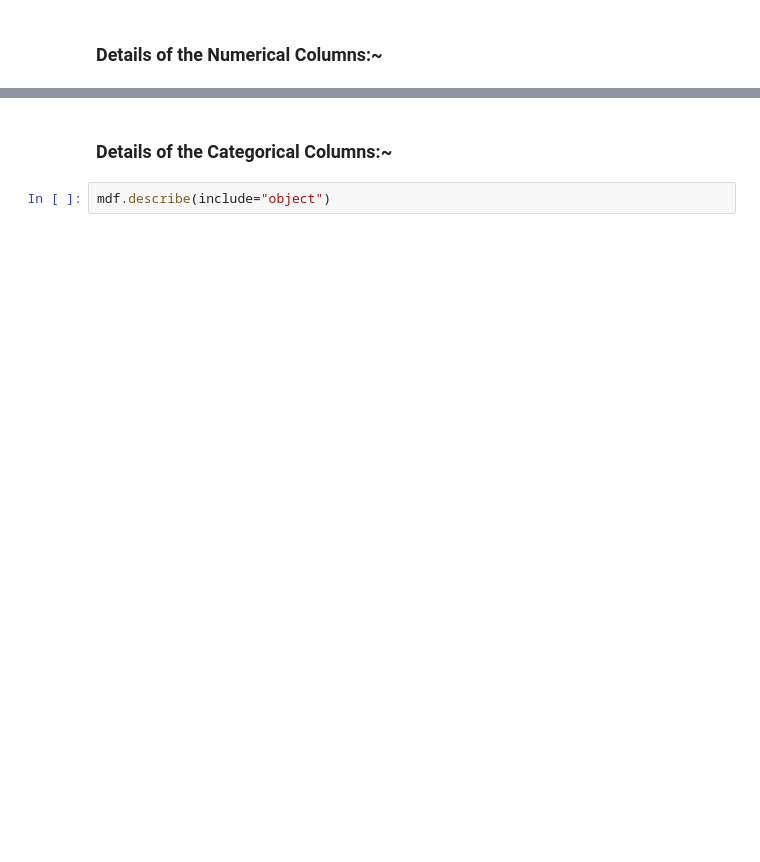
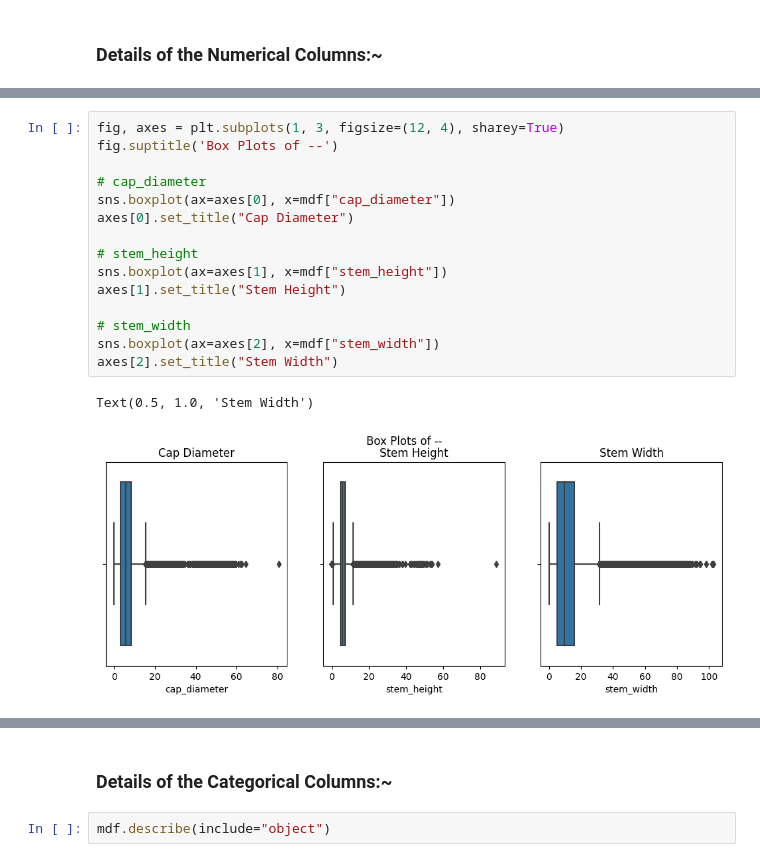
Before and after one commit to AvinandanPal25/DS__Predict_the_Mushroom, a Jupyter notebook: edible-or-poisonous-mushroom.ipynb, the cells around one changed output, grey strips where cells are left out. Saved outputs shown, nothing was run; the diff lists cells and outputs as text; blank space fills up the shorter version.

```diff
--- a/edible-or-poisonous-mushroom.ipynb
+++ b/edible-or-poisonous-mushroom.ipynb
@@ -110,3 +117,21 @@ mdf.describe()
 | 50% | 5.750000e+00 | 5.880000e+00 | 9.650000e+00 |
 | 75% | 8.240000e+00 | 7.410000e+00 | 1.563000e+01 |
 | max | 8.067000e+01 | 8.872000e+01 | 1.029000e+02 |
+# %%
+fig, axes = plt.subplots(1, 3, figsize=(12, 4), sharey=True)
+fig.suptitle('Box Plots of --')
+
+# cap_diameter
+sns.boxplot(ax=axes[0], x=mdf["cap_diameter"])
+axes[0].set_title("Cap Diameter")
+
+# stem_height
+sns.boxplot(ax=axes[1], x=mdf["stem_height"])
+axes[1].set_title("Stem Height")
+
+# stem_width
+sns.boxplot(ax=axes[2], x=mdf["stem_width"])
+axes[2].set_title("Stem Width")
+# %% [output]
+Text(0.5, 1.0, 'Stem Width')
+[figure, added]
```
Also changed, not shown: parts of 41 cells of this notebook.
